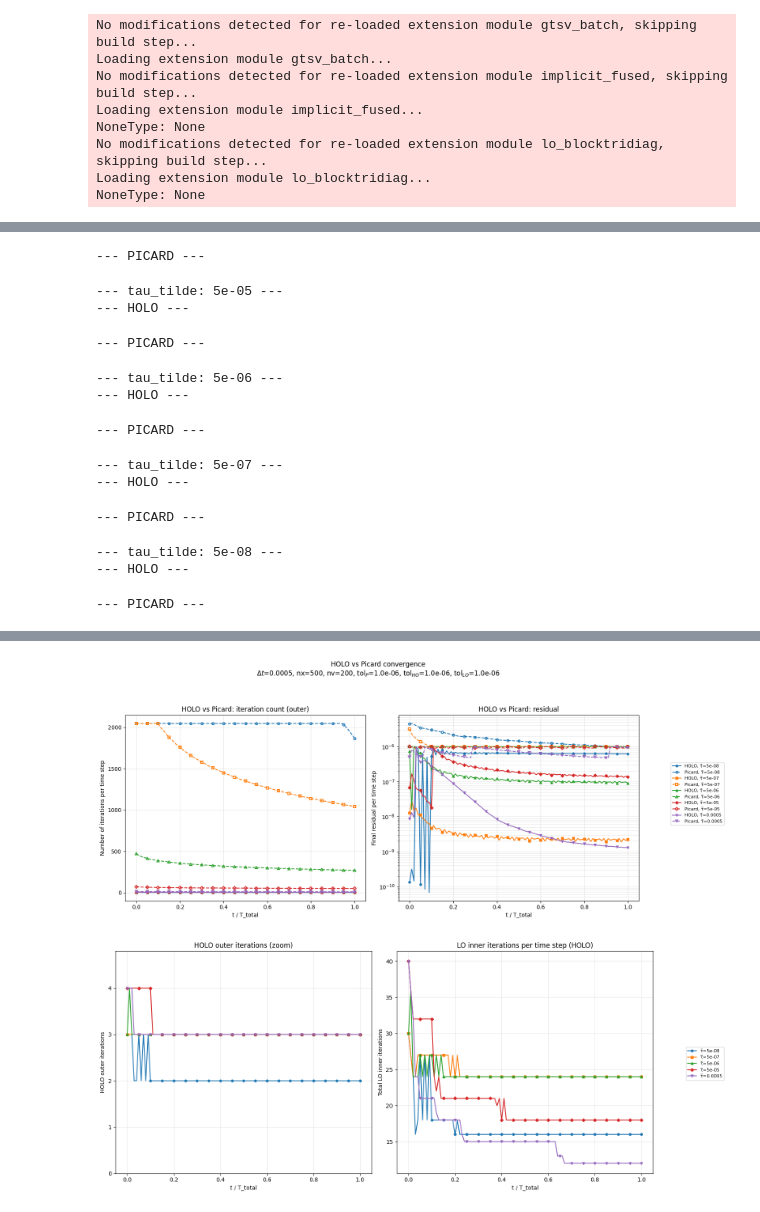
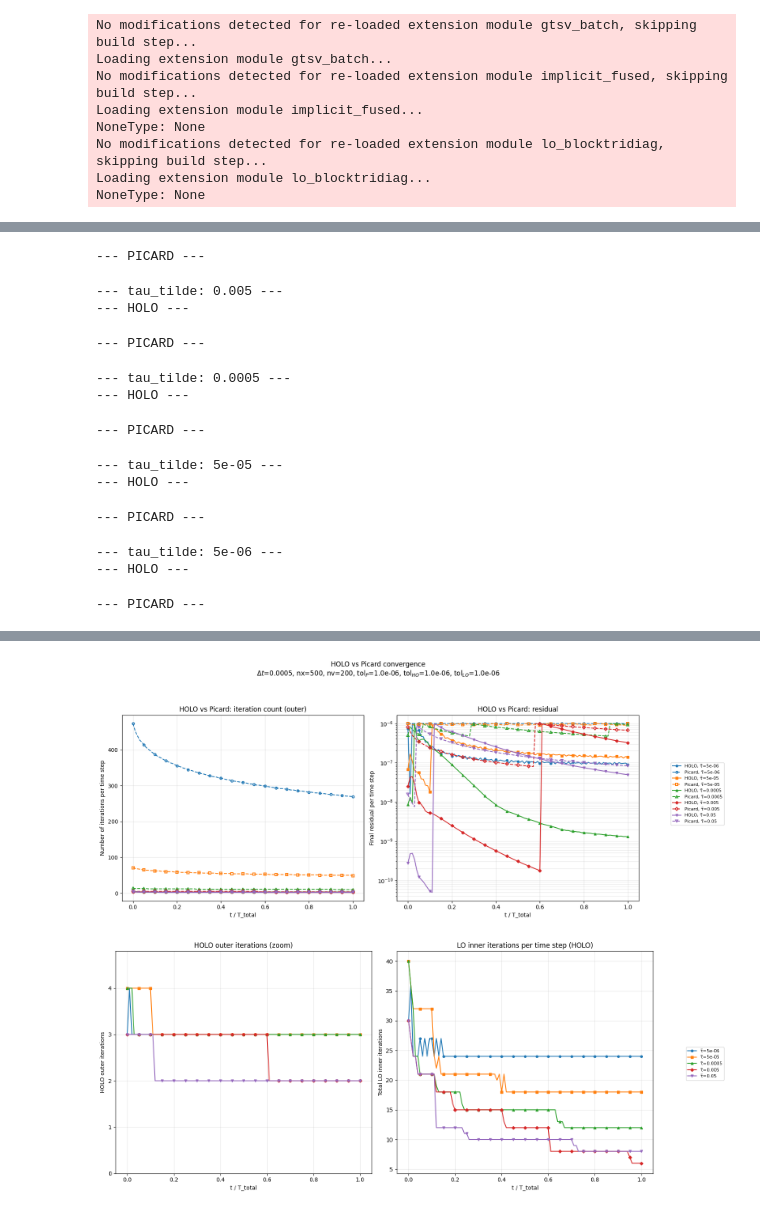
Before and after one commit to Minamium/kineticEQ, a Jupyter notebook: docs/demo/Conv_test.ipynb, the cells around one changed output, grey strips where cells are left out. Drawn from its saved outputs; the diff is of its cells as text; code cells hidden in the pictures.

```diff
--- a/docs/demo/Conv_test.ipynb
+++ b/docs/demo/Conv_test.ipynb
@@ -36,7 +54,7 @@ config = {
 
 sim = BGK1DPlot(**config)
 if not no_run:
-    conv_result = sim.run_convergence_test(tau_tilde_list=[5e-4, 5e-5, 5e-6, 5e-7, 5e-8])
+    conv_result = sim.run_convergence_test(tau_tilde_list=[5e-2, 5e-3, 5e-4, 5e-5, 5e-6])
     sim.save_benchmark_results(
         filename=f"Conv_bench.pkl",
         bench_results=conv_result,
@@ -75,15 +93,15 @@ initiaze complete:
 --- HOLO ---
 --- PICARD ---
---- tau_tilde: 5e-05 ---
+--- tau_tilde: 0.005 ---
 --- HOLO ---
 --- PICARD ---
---- tau_tilde: 5e-06 ---
+--- tau_tilde: 0.0005 ---
 --- HOLO ---
 --- PICARD ---
---- tau_tilde: 5e-07 ---
+--- tau_tilde: 5e-05 ---
 --- HOLO ---
 --- PICARD ---
---- tau_tilde: 5e-08 ---
+--- tau_tilde: 5e-06 ---
 --- HOLO ---
 --- PICARD ---
 --- Convergence Test Completed ---
@@ -92,4 +110,4 @@ initiaze complete:
 収束性テストの図を保存: Conv_bench.png
 HOLO-only 図を保存: Conv_bench_holo.png
-[figure, old version]
+[figure, new version]
-[figure, old version]
+[figure, new version]
```
Also changed, not shown: parts of 2 cells of this notebook, 4 other files.
